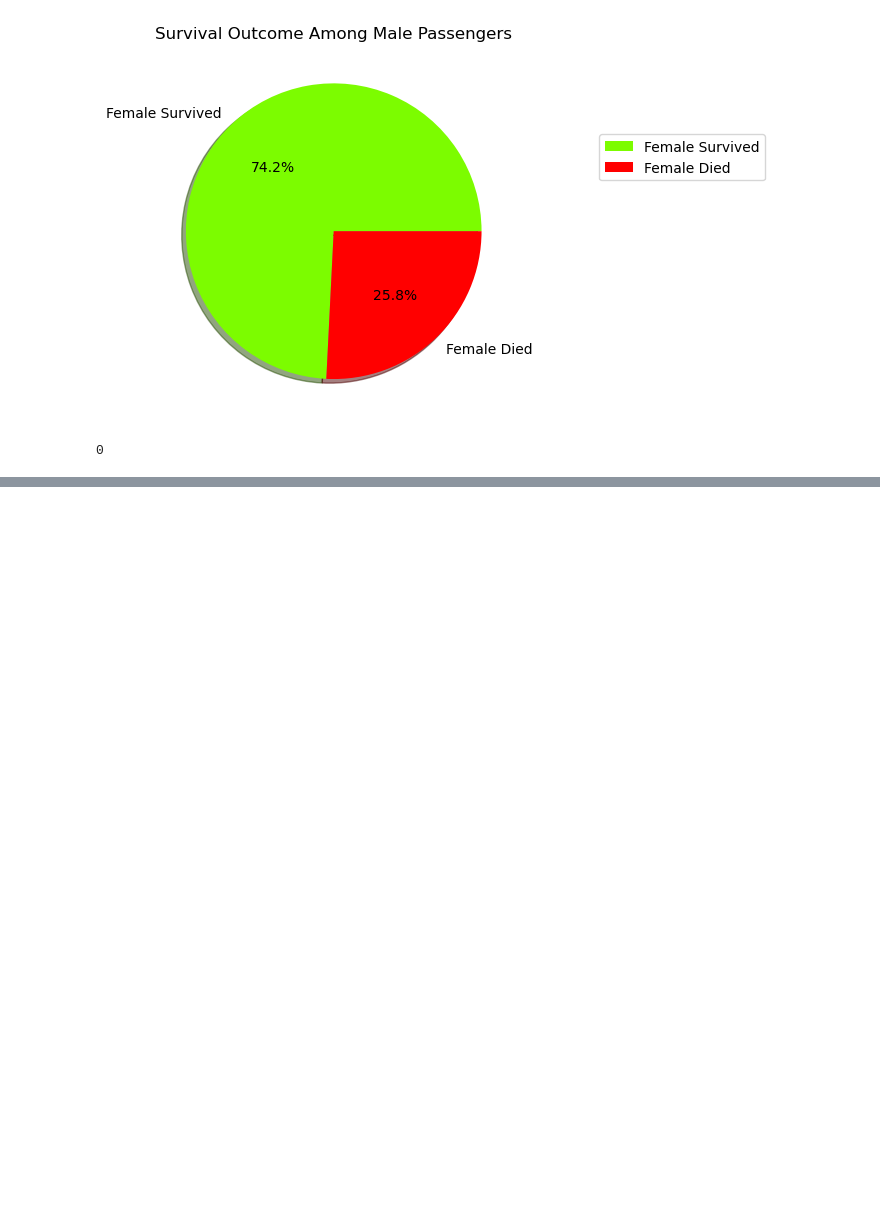
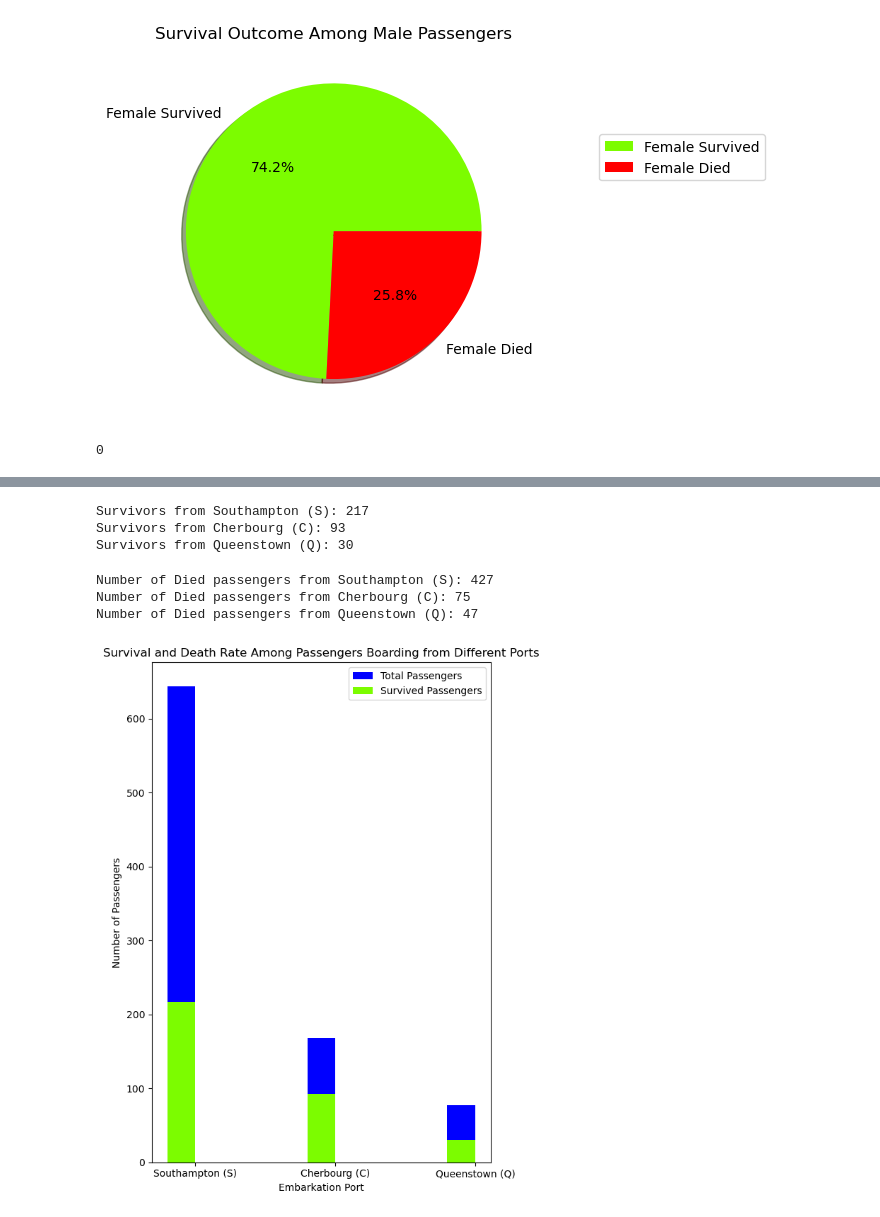
Before and after one commit to shiffa-04/Titanic-Data-set, a Jupyter notebook: Data-set.ipynb, the cells around one changed output, grey strips where cells are left out. Saved outputs shown, nothing was run; the diff lists cells and outputs as text; code cells hidden in the pictures; blank space fills up the shorter version.

```diff
--- a/Data-set.ipynb
+++ b/Data-set.ipynb
@@ -265,0 +287,59 @@ plt.show()
+# %%
+#-------Distribution of Survived passengers based on their boarding location---
+
+survived_passengers_df = df[df['Survived']==1]
+
+grEm = survived_passengers_df.groupby('Embarked')['PassengerId'].count()
+
+survivors_s =grEm.get("S")
+survivors_c =grEm.get("C")
+survivors_q =grEm.get("Q")
+
+print("Survivors from Southampton (S):", survivors_s)
+print("Survivors from Cherbourg (C):", survivors_c)
+print("Survivors from Queenstown (Q):", survivors_q)
+# %% [output]
+Survivors from Southampton (S): 217
+Survivors from Cherbourg (C): 93
+Survivors from Queenstown (Q): 30
+# %%
+#-------Distribution of Died passengers based on their boarding location---
+
+died_passengers_df = df[df['Survived']==0]
+
+grEm = died_passengers_df.groupby('Embarked')['PassengerId'].count()
+
+died_s =grEm.get("S")
+died_c =grEm.get("C")
+died_q =grEm.get("Q")
+
+print("Number of Died passengers from Southampton (S):", died_s)
+print("Number of Died passengers from Cherbourg (C):", died_c)
+print("Number of Died passengers from Queenstown (Q):", died_q)
+# %% [output]
+Number of Died passengers from Southampton (S): 427
+Number of Died passengers from Cherbourg (C): 75
+Number of Died passengers from Queenstown (Q): 47
+# %%
+boardingLocations =[ 'Southampton (S)','Cherbourg (C)','Queenstown (Q)' ]
+count =location
+survived_count = [survivors_s, survivors_c, survivors_q]
+
+index = np.arange(len(boardingLocations))
+
+bar_width =0.20
+
+plt.figure(figsize=(6,8))
+
+plt.bar(index, count, bar_width, color='blue', label="Total Passengers")
+plt.bar(index,survived_count, bar_width, color='lawngreen',label="Survived Passengers")
+
+plt.title("Survival and Death Rate Among Passengers Boarding from Different Ports")
+plt.xlabel("Embarkation Port")
+plt.ylabel("Number of Passengers")
+plt.xticks(index + 0.10,(boardingLocations))
+plt.legend()
+plt.tight_layout()
+plt.show()
+# %% [output]
+[figure, added]
```
Also changed, not shown: parts of 11 cells of this notebook.
